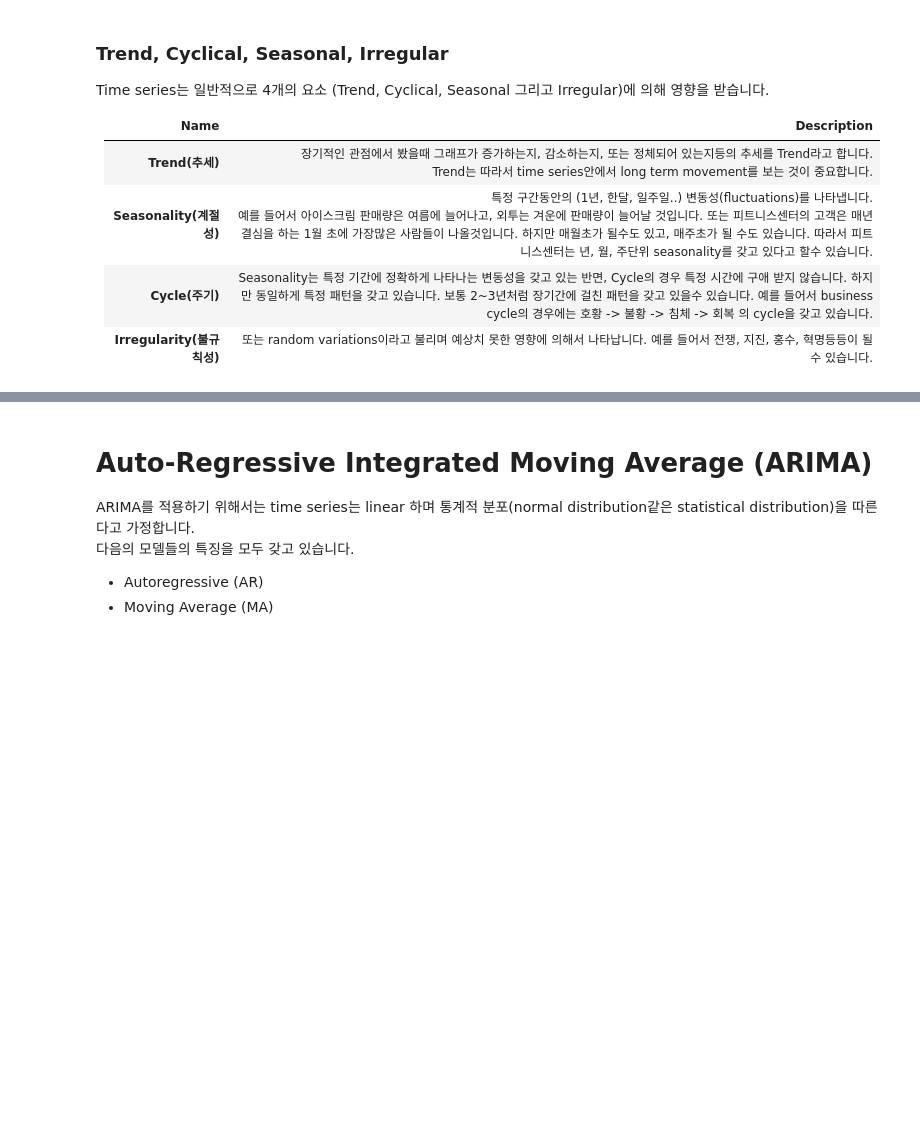
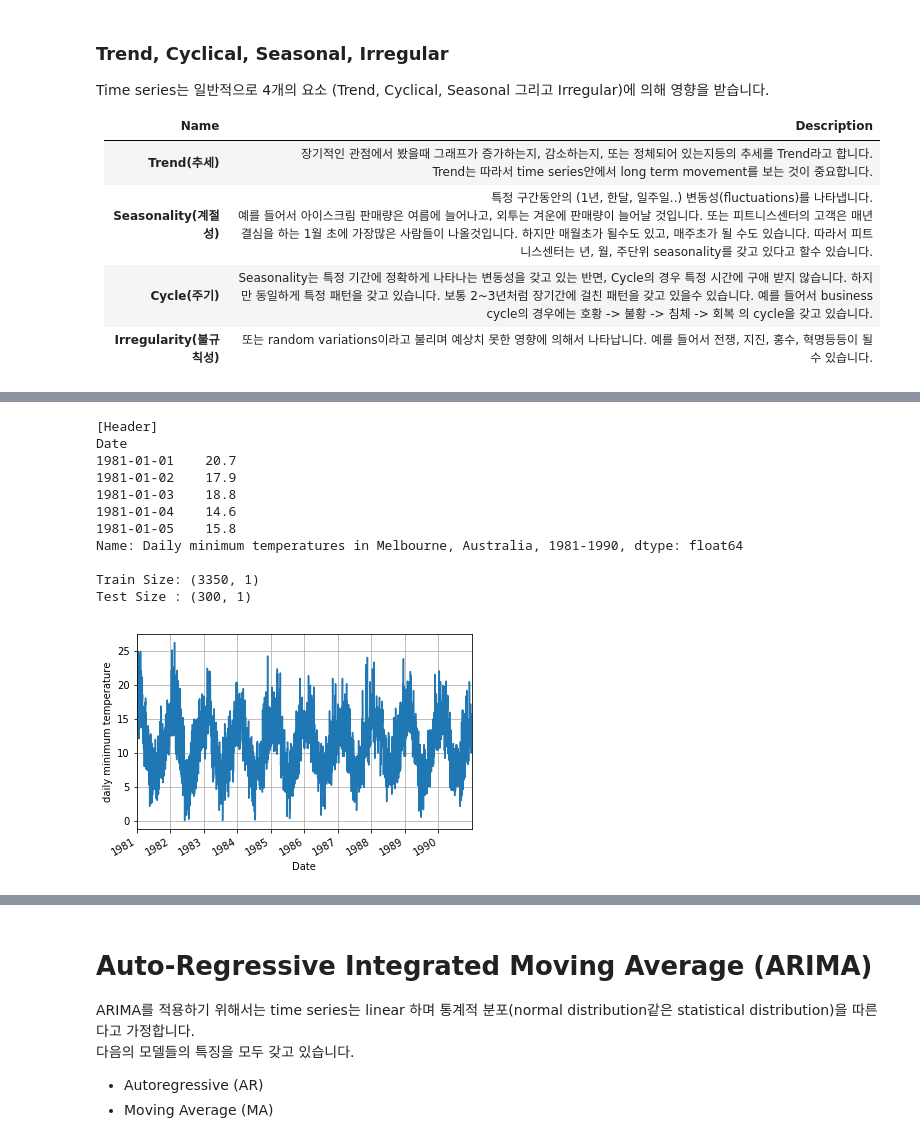
Before and after one commit to AndersonJo/arima-python, a Jupyter notebook: ARIMA.ipynb, the cells around one changed output, grey strips where cells are left out. Drawn from its saved outputs; the diff is of its cells as text; code cells hidden in the pictures; blank space fills up the shorter version.

```diff
--- a/ARIMA.ipynb
+++ b/ARIMA.ipynb
@@ -20,0 +39,36 @@ Time series는 일반적으로 4개의 요소 (Trend, Cyclical, Seasonal 그리
+# %%
+TEST_SIZE = 300
+
+_filename= '/dataset/daily-minimum-temperature-in-melbourne/daily-minimum-temperatures-in-me.csv'
+data = pd.Series.from_csv(_filename, header=0)
+data.index = data.index.to_datetime()
+data = data.astype('float64')
+print('[Header]')
+print(data.head())
+data.plot(grid=True)
+ylabel('daily minimum temperature')
+
+# Normalization
+scaler = MinMaxScaler()
+data = scaler.fit_transform(data.values.reshape((-1, 1)))
+
+# Split Training and Test Data
+train, test = data[:-TEST_SIZE], data[-TEST_SIZE:]
+# train, test = train_test_split(data, test_size=0.1)
+# train_data, test_data = data[0:len(data)-7], data[len(data)-7:]
+print()
+print('Train Size:', train.shape)
+print('Test Size :', test.shape)
+# %% [output]
+[Header]
+Date
+1981-01-01    20.7
+1981-01-02    17.9
+1981-01-03    18.8
+1981-01-04    14.6
+1981-01-05    15.8
+Name: Daily minimum temperatures in Melbourne, Australia, 1981-1990, dtype: float64
+
+Train Size: (3350, 1)
+Test Size : (300, 1)
+[figure, added]
```
Also changed, not shown: parts of 20 cells of this notebook.
